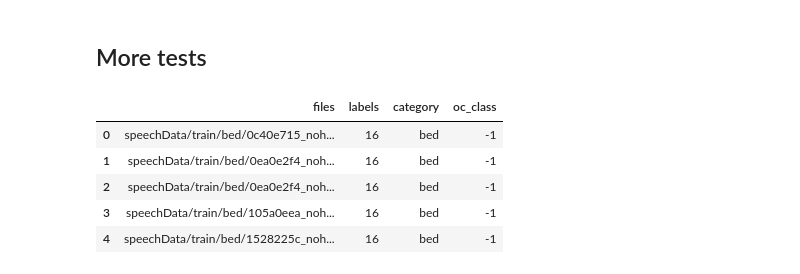
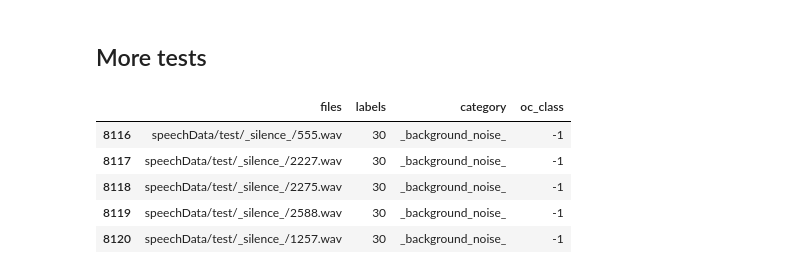
Before and after one commit to Mmiglio/SpeechRecognition, a Jupyter notebook: notebooks/OneClass_Marvin.ipynb, the cells around one changed output. Drawn from its saved outputs; the diff is of its cells as text; code cells hidden in the pictures.

```diff
--- a/notebooks/OneClass_Marvin.ipynb
+++ b/notebooks/OneClass_Marvin.ipynb
@@ -22,10 +24,11 @@ Nothing to do.
 # %%
 from getData import getDataframe
+import pandas as pd
 
 trainDF = getDataframe(dataDict['train'])
 valDF = getDataframe(dataDict['val'])
-testDF = getDataframe(dataDict['test'])
-finalTestDF = getDataframe(dataDict['finalTest'])
+testDF = getDataframe(dataDict['test'], include_unknown=True)
+finalTestDF = getDataframe(dataDict['finalTest'], include_unknown=True)
 
 print("Train files: {}".format(trainDF.shape[0]))
 print("Validation files: {}".format(valDF.shape[0]))
@@ -286,11 +429,11 @@ for i,f in enumerate(dfTest['files']):
 # %%
 dfTest['oc_class'] = dfTest.apply(lambda row: 1 if row['category']=='marvin' else -1, axis=1)
 test_true = dfTest['oc_class'].tolist()
-dfTest.head()
+dfTest.loc[dfTest['category']=='_background_noise_', :].head()
 # %% [output]
 |  | files | labels | category | oc_class |
-| 0 | speechData/train/bed/0c40e715_noh... | 16 | bed | -1 |
-| 1 | speechData/train/bed/0ea0e2f4_noh... | 16 | bed | -1 |
-| 2 | speechData/train/bed/0ea0e2f4_noh... | 16 | bed | -1 |
-| 3 | speechData/train/bed/105a0eea_noh... | 16 | bed | -1 |
-| 4 | speechData/train/bed/1528225c_noh... | 16 | bed | -1 |
+| 8116 | speechData/test/_silence_/555.wav | 30 | _background_noise_ | -1 |
+| 8117 | speechData/test/_silence_/2227.wav | 30 | _background_noise_ | -1 |
+| 8118 | speechData/test/_silence_/2275.wav | 30 | _background_noise_ | -1 |
+| 8119 | speechData/test/_silence_/2588.wav | 30 | _background_noise_ | -1 |
+| 8120 | speechData/test/_silence_/1257.wav | 30 | _background_noise_ | -1 |
```
Also changed, not shown: parts of 67 cells of this notebook.
